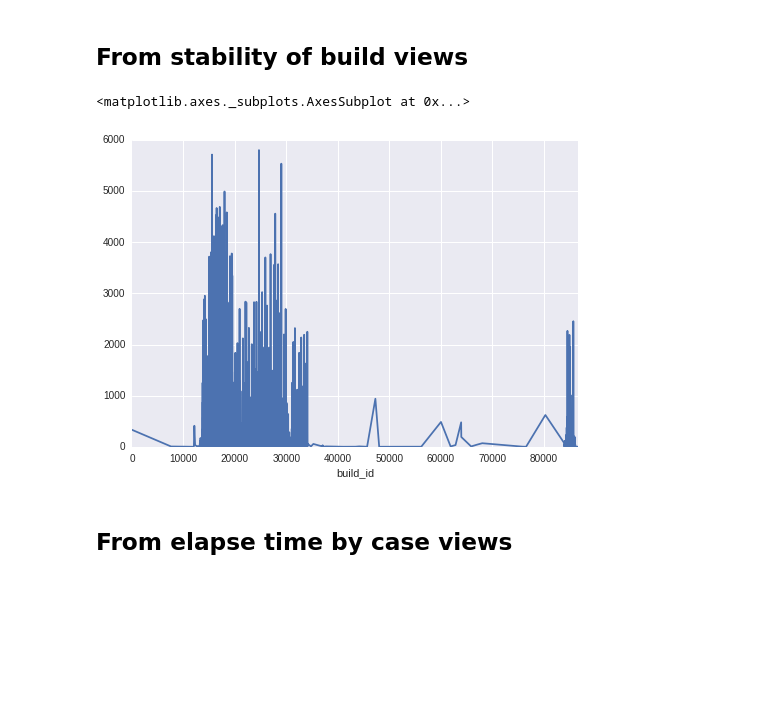
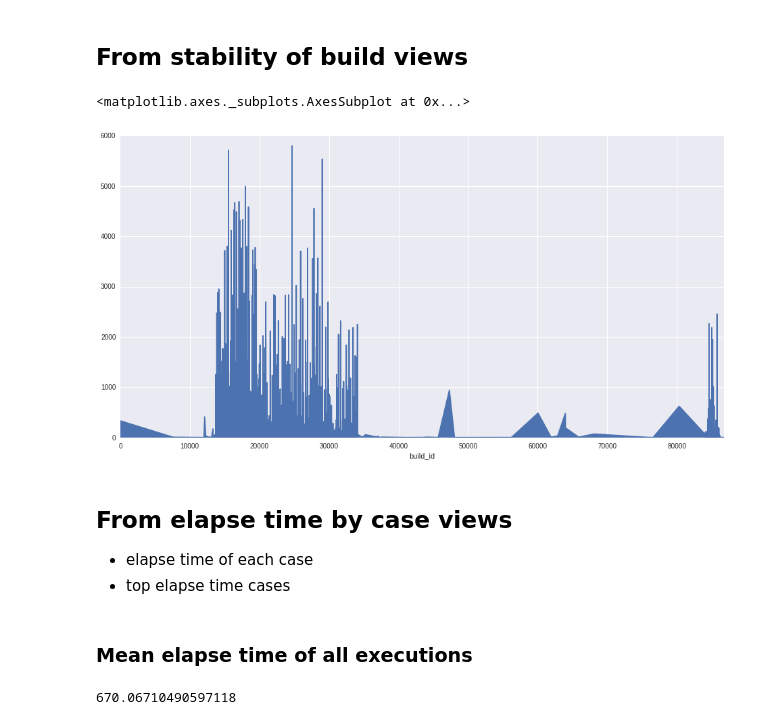
Before and after one commit to lybicat/netbyte, a Jupyter notebook: notebooks/test-execution-history-analysis.ipynb, the cells around one changed output. Saved outputs shown, nothing was run; the diff lists cells and outputs as text; code cells hidden in the pictures; blank space fills up the shorter version.

```diff
--- a/notebooks/test-execution-history-analysis.ipynb
+++ b/notebooks/test-execution-history-analysis.ipynb
@@ -366,9 +366,18 @@ over_12_data.groupby('testCase_id').result.std().plot(style='.', figsize=(16, 8)
 # %% [markdown]
 ## From stability of build views
 # %%
-one_year_data.groupby('build_id').size().plot()
+one_year_data.groupby('build_id').testCase_id.size().plot(kind='area', figsize=(16, 8))
 # %% [output]
 <matplotlib.axes._subplots.AxesSubplot at 0x...>
-[figure, old version]
+[figure, new version]
 # %% [markdown]
 ## From elapse time by case views
+
+* elapse time of each case
+* top elapse time cases
+# %% [markdown]
+### Mean elapse time of all executions
+# %%
+one_year_data[one_year_data.elapse_time >= 0].elapse_time.mean()
+# %% [output]
+670.06710490597118
```
Also changed, not shown: parts of 1 cell of this notebook.
